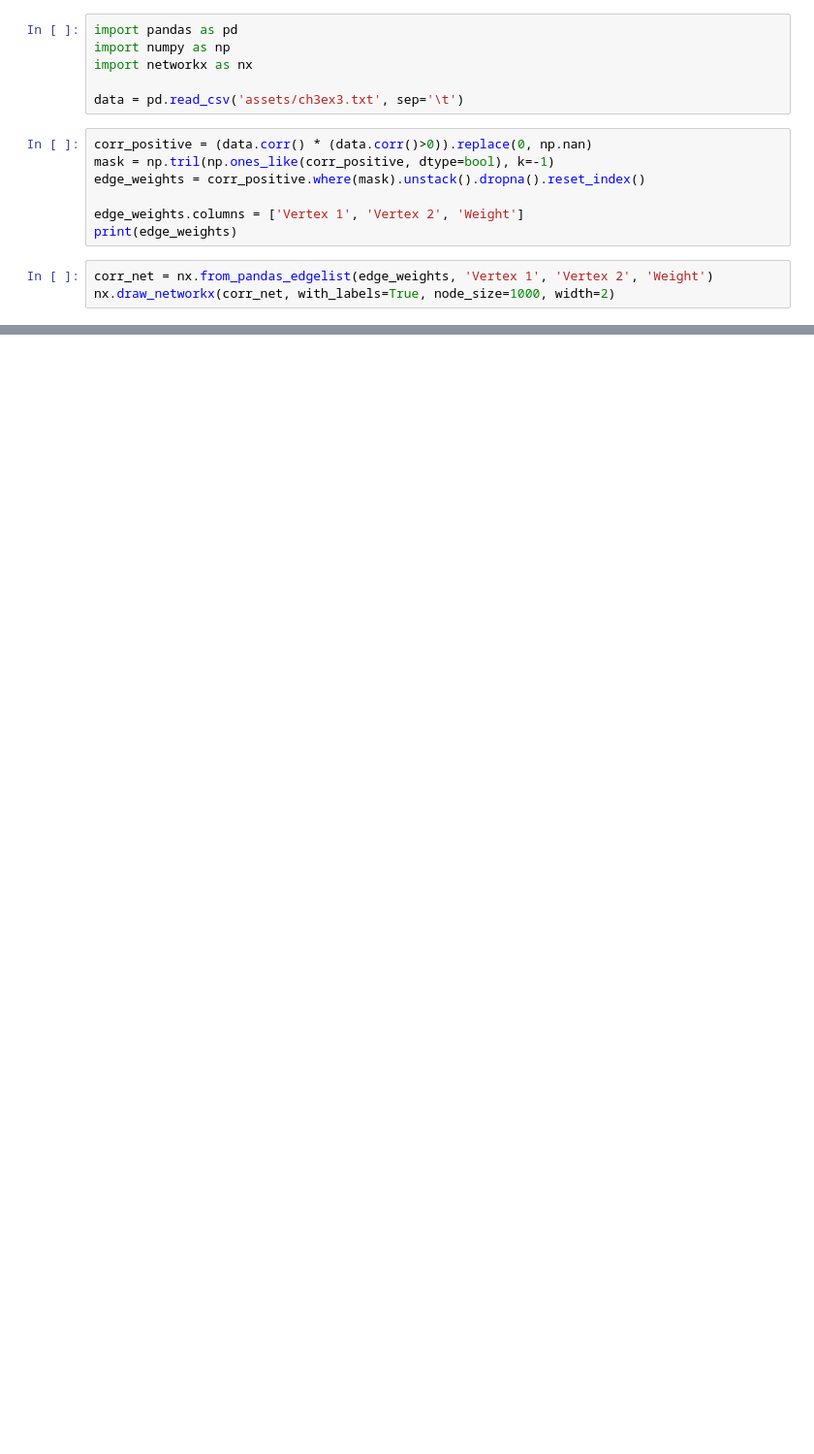
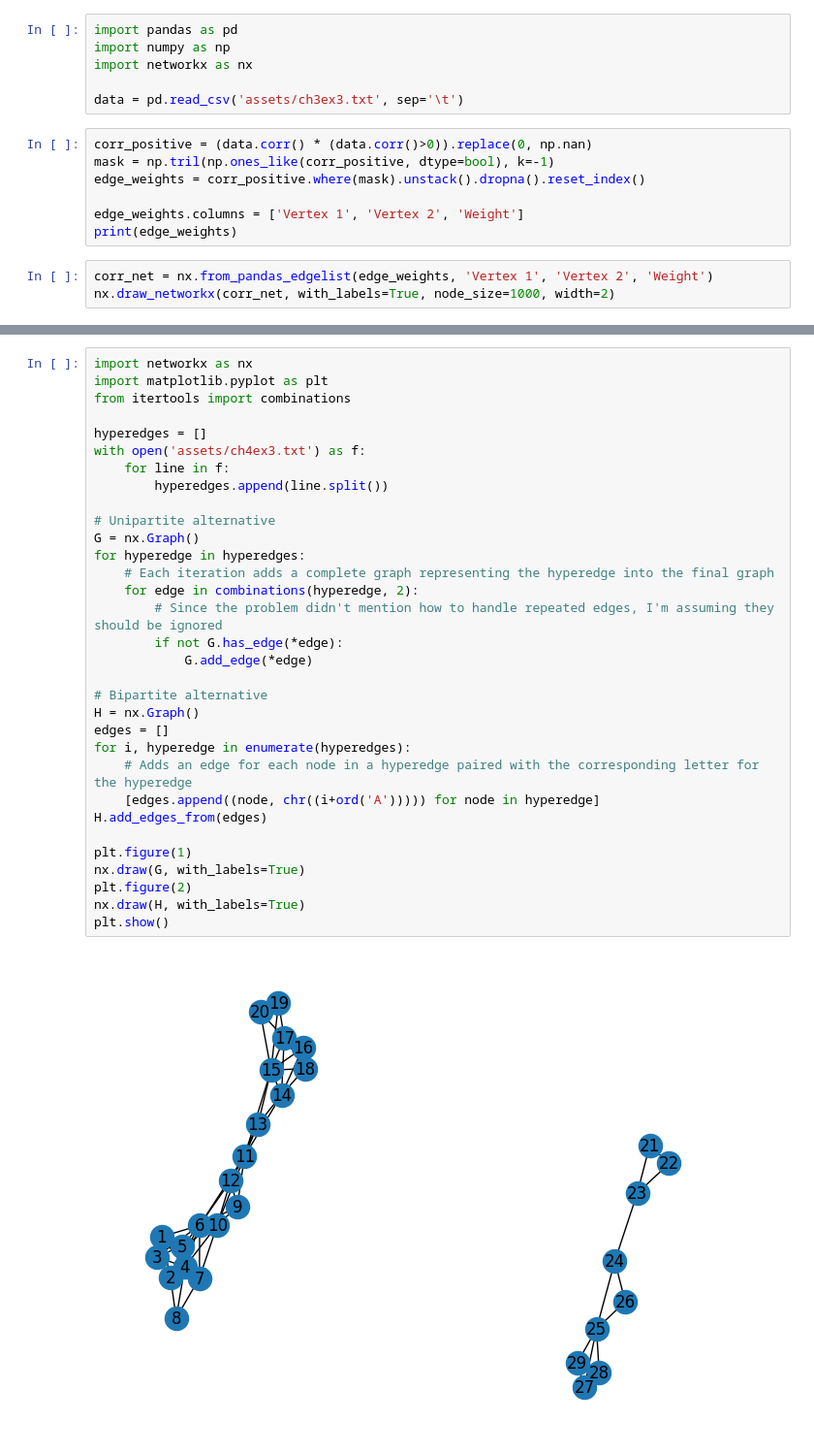
Before and after one commit to iflipe/data-structures-2, a Jupyter notebook: U1/U1T1/U1T1.ipynb, the cells around one changed output, grey strips where cells are left out. Shown: that part at 97% size. Drawn from its saved outputs; the diff is of its cells as text; blank space fills up the shorter version.

```diff
--- a/U1/U1T1/U1T1.ipynb
+++ b/U1/U1T1/U1T1.ipynb
@@ -185,0 +216,34 @@ nx.draw_networkx(corr_net, with_labels=True, node_size=1000, width=2)
+# %%
+import networkx as nx
+import matplotlib.pyplot as plt
+from itertools import combinations
+
+hyperedges = []
+with open('assets/ch4ex3.txt') as f:
+    for line in f:
+        hyperedges.append(line.split())
+
+# Unipartite alternative
+G = nx.Graph()
+for hyperedge in hyperedges:
+    # Each iteration adds a complete graph representing the hyperedge into the final graph
+    for edge in combinations(hyperedge, 2):
+        # Since the problem didn't mention how to handle repeated edges, I'm assuming they should be ignored
+        if not G.has_edge(*edge):
+            G.add_edge(*edge)
+
+# Bipartite alternative
+H = nx.Graph()
+edges = []
+for i, hyperedge in enumerate(hyperedges):
+    # Adds an edge for each node in a hyperedge paired with the corresponding letter for the hyperedge
+    [edges.append((node, chr((i+ord('A'))))) for node in hyperedge]
+H.add_edges_from(edges)
+
+plt.figure(1)
+nx.draw(G, with_labels=True)
+plt.figure(2)
+nx.draw(H, with_labels=True)
+plt.show()
+# %% [output]
+[figure, added]
```
Also changed, not shown: parts of 6 cells of this notebook, 3 other files.
